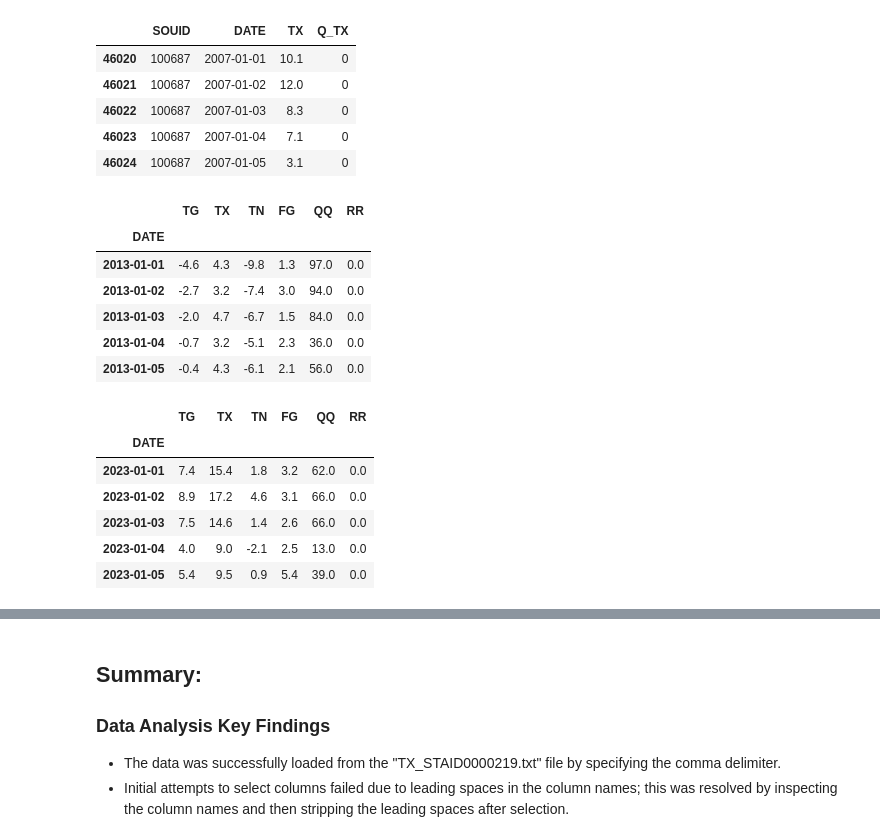
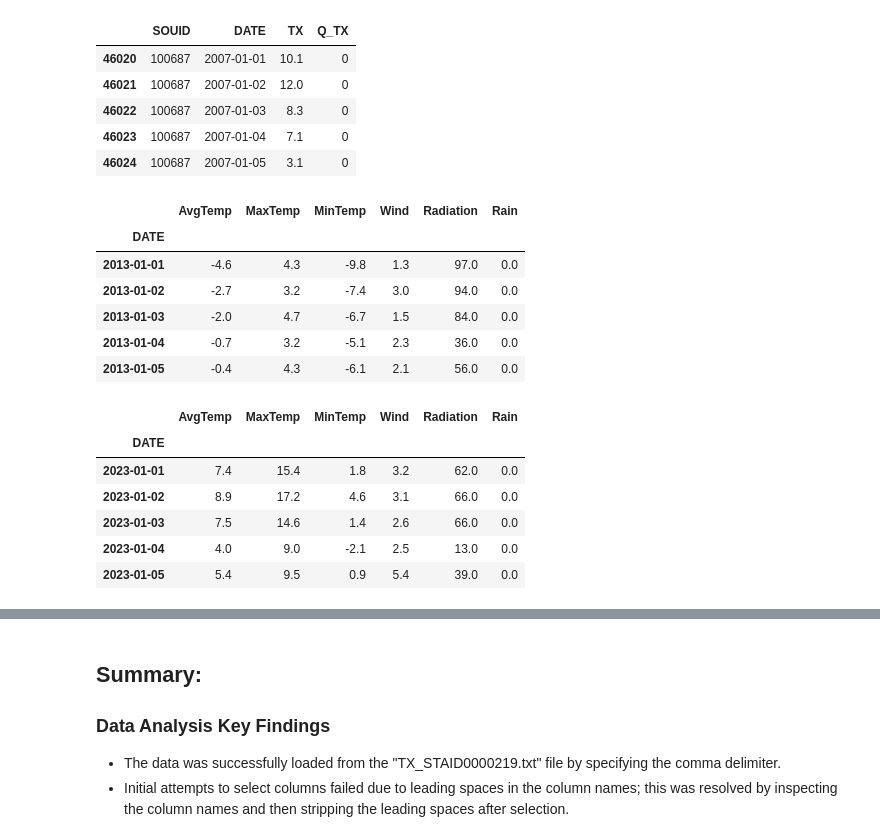
Before and after one commit to remussamoila/Electricity_forecast_for_prosumers, a Jupyter notebook: notebooks/01_data_cleaning.ipynb, the cells around one changed output, grey strips where cells are left out. Cells and saved outputs as stored; diff of their text form; code cells hidden in the pictures.

```diff
--- a/notebooks/01_data_cleaning.ipynb
+++ b/notebooks/01_data_cleaning.ipynb
@@ -436,46 +436,47 @@ See the caveats in the documentation: https://pandas.pydata.org/pandas-docs/stab
 # %%
 import pandas as pd
 from functools import reduce
+import os
 
-folder = "drive/MyDrive/ECA"
+# Define station and variables
+weather_path = "drive/MyDrive/ECA"
+station = "000219"
 weather_vars = {
-    "TG": ["SOUID", "DATE", "TG", "Q_TG"],
-    "TX": ["SOUID", "DATE", "TX", "Q_TX"],
-    "TN": ["SOUID", "DATE", "TN", "Q_TN"],
-    "FG": ["SOUID", "DATE", "FG", "Q_FG"],
-    "QQ": ["SOUID", "DATE", "QQ", "Q_QQ"],
-    "RR": ["SOUID", "DATE", "RR", "Q_RR"]
+    "TG": "AvgTemp",
+    "TX": "MaxTemp",
+    "TN": "MinTemp",
+    "FG": "Wind",
+    "QQ": "Radiation",
+    "RR": "Rain"
 }
 
-weather_dfs = []
+dfs = []
 
-for prefix, cols in weather_vars.items():
-    filepath = f"{folder}/{prefix}_STAID000219.txt"
+for prefix, new_name in weather_vars.items():
+    filepath = os.path.join(weather_path, f"{prefix}_STAID{station}.txt")
     try:
-        df = pd.read_csv(filepath, skiprows=20, sep=",", names=cols, engine="python")
-        df = df[df["DATE"].astype(str).str.match(r"^\d{8}$")]  # keep only valid date rows
+        df = pd.read_csv(filepath, skiprows=20, names=["SOUID", "DATE", prefix, f"Q_{prefix}"], sep=",")
+        df = df[df[prefix] != -9999]  # remove missing values
         df["DATE"] = pd.to_datetime(df["DATE"], format="%Y%m%d")
-        df = df[["DATE", cols[2]]]
-        if cols[2] in ["TG", "TX", "TN", "FG", "RR"]:
-            df[cols[2]] = df[cols[2]] / 10.0
-        weather_dfs.append(df.set_index("DATE"))
+        if prefix in ["TG", "TX", "TN", "FG", "RR"]:
+            df[prefix] = df[prefix] / 10.0  # convert from tenths
+        df = df[["DATE", prefix]].rename(columns={prefix: new_name})
+        dfs.append(df.set_index("DATE"))
     except Exception as e:
-        print(f"❌ Error reading {filepath}: {e}")
+        print(f"Error reading {filepath}: {e}")
 
-# Merge all valid weather DataFrames
-df_weather = reduce(lambda left, right: pd.merge(left, right, left_index=True, right_index=True, how="outer"), weather_dfs)
-df_weather.sort_index().tail()
+# Merge all variables
+df_weather = reduce(lambda l, r: pd.merge(l, r, left_index=True, right_index=True, how="outer"), dfs)
 
-# Keep only weather data from 2007 to 2025
+# Filter years
 df_weather = df_weather.loc["2013-01-01":"2025-12-31"]
 
-# Optional: drop rows with any missing values
+# Drop rows with any missing values
 df_weather = df_weather.dropna()
 
-# Preview final result
 df_weather.head()
 # %% [output]
-|  | TG | TX | TN | FG | QQ | RR |
+|  | AvgTemp | MaxTemp | MinTemp | Wind | Radiation | Rain |
 | DATE |  |  |  |  |  |  |
 | 2013-01-01 | -4.6 | 4.3 | -9.8 | 1.3 | 97.0 | 0.0 |
 | 2013-01-02 | -2.7 | 3.2 | -7.4 | 3.0 | 94.0 | 0.0 |
@@ -485,7 +486,7 @@ df_weather.head()
 # %%
 df_weather["2023-01":"2023-12"].head()
 # %% [output]
-|  | TG | TX | TN | FG | QQ | RR |
+|  | AvgTemp | MaxTemp | MinTemp | Wind | Radiation | Rain |
 | DATE |  |  |  |  |  |  |
 | 2023-01-01 | 7.4 | 15.4 | 1.8 | 3.2 | 62.0 | 0.0 |
 | 2023-01-02 | 8.9 | 17.2 | 4.6 | 3.1 | 66.0 | 0.0 |
```
Also changed, not shown: parts of 6 cells of this notebook.
